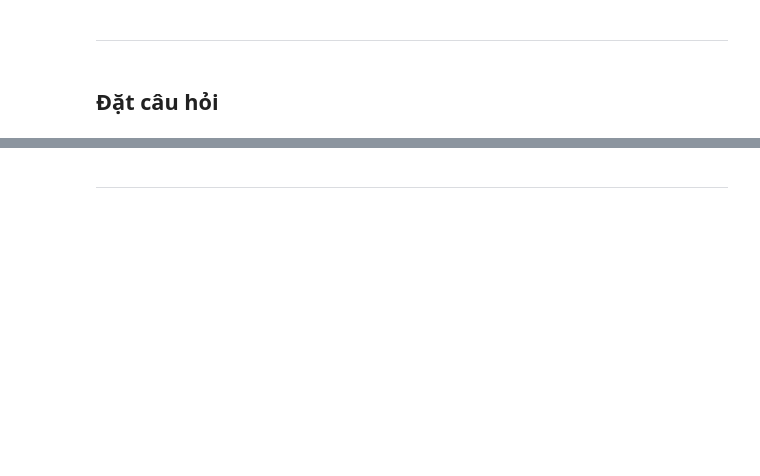
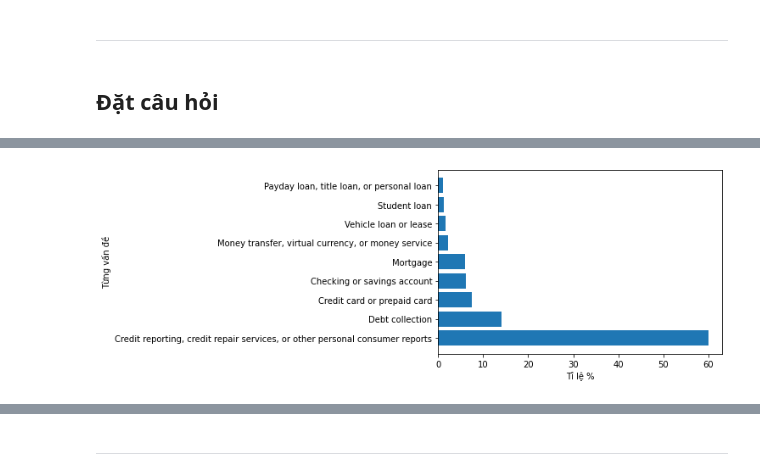
Before and after one commit to RaitoRyuWorker/Programing-for-Data-Science-Final-Project, a Jupyter notebook: DoAnCuoiKy.ipynb, the cells around one changed output, grey strips where cells are left out. Saved outputs shown, nothing was run; the diff lists cells and outputs as text; code cells hidden in the pictures; blank space fills up the shorter version.

```diff
--- a/DoAnCuoiKy.ipynb
+++ b/DoAnCuoiKy.ipynb
@@ -480,0 +252,7 @@ Một platform được xem là được yêu thích nếu một người đã d
+# %%
+plt.barh(df_lap_3.index, df_lap_3.values)
+plt.xlabel('Tỉ lệ %')
+plt.ylabel('Từng vấn đề')
+plt.show()
+# %% [output]
+[figure, added]
```
Also changed, not shown: parts of 140 cells of this notebook, 1 other file.
